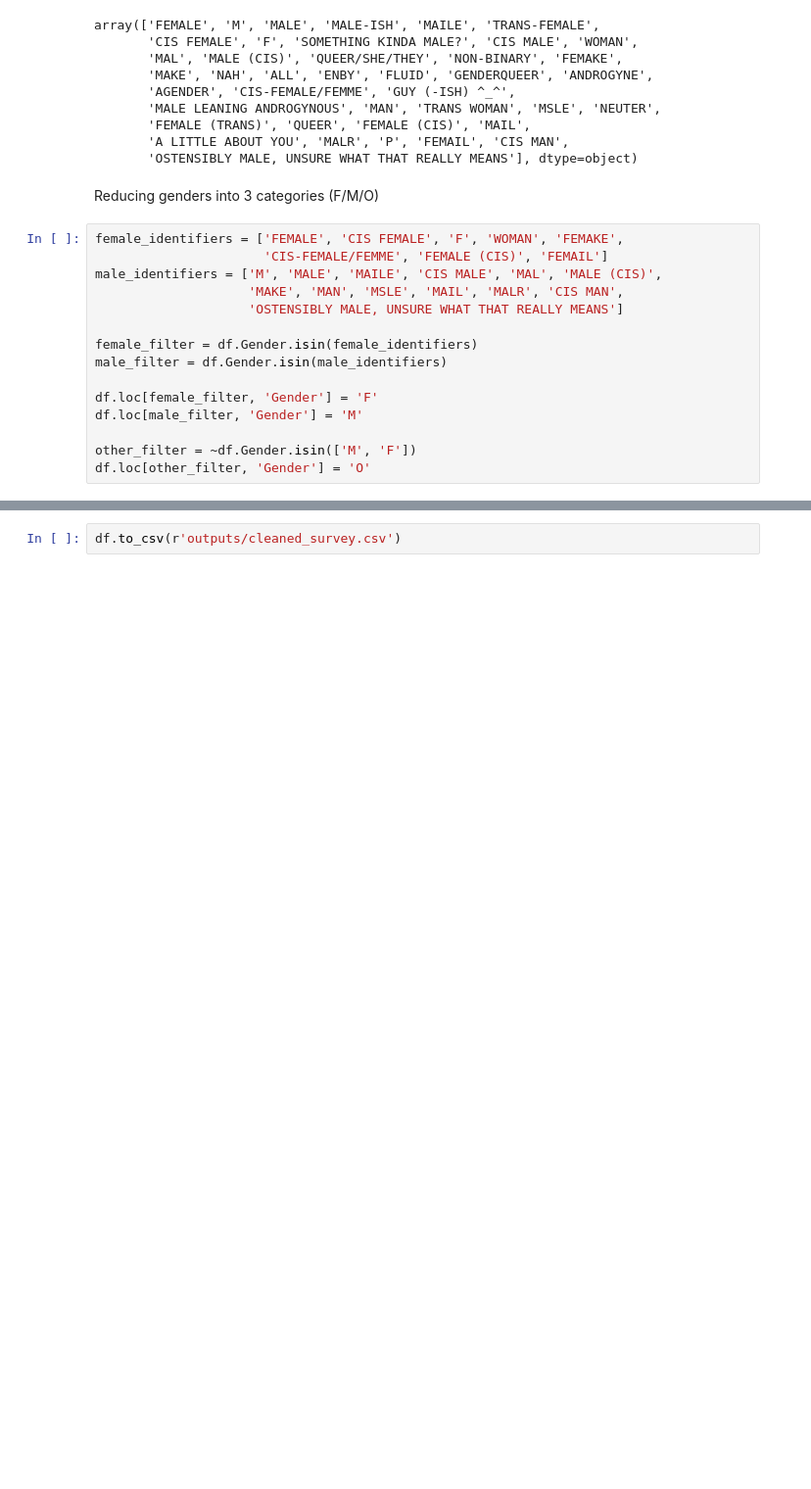
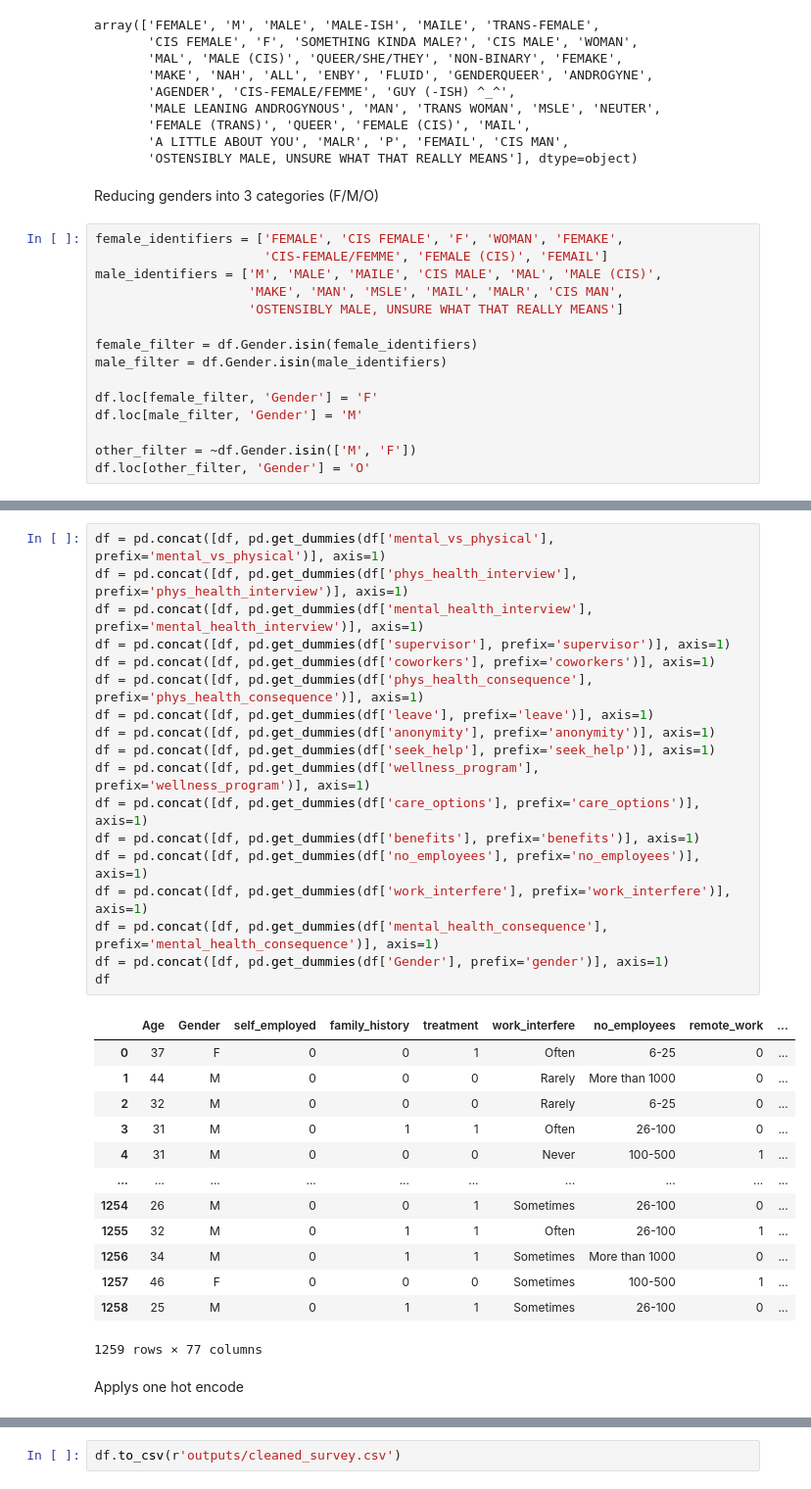
Before and after one commit to Alice-Scholze/mental-health, a Jupyter notebook: PreprocessingData.ipynb, the cells around one changed output, grey strips where cells are left out. Shown at 98% size. Saved outputs shown, nothing was run; the diff lists cells and outputs as text; blank space fills up the shorter version.

Commit message:
apply one hot encode and PCA

```diff
--- a/PreprocessingData.ipynb
+++ b/PreprocessingData.ipynb
@@ -211,0 +214,34 @@ df.loc[other_filter, 'Gender'] = 'O'
+# %%
+df = pd.concat([df, pd.get_dummies(df['mental_vs_physical'], prefix='mental_vs_physical')], axis=1)
+df = pd.concat([df, pd.get_dummies(df['phys_health_interview'], prefix='phys_health_interview')], axis=1)
+df = pd.concat([df, pd.get_dummies(df['mental_health_interview'], prefix='mental_health_interview')], axis=1)
+df = pd.concat([df, pd.get_dummies(df['supervisor'], prefix='supervisor')], axis=1)
+df = pd.concat([df, pd.get_dummies(df['coworkers'], prefix='coworkers')], axis=1)
+df = pd.concat([df, pd.get_dummies(df['phys_health_consequence'], prefix='phys_health_consequence')], axis=1)
+df = pd.concat([df, pd.get_dummies(df['leave'], prefix='leave')], axis=1)
+df = pd.concat([df, pd.get_dummies(df['anonymity'], prefix='anonymity')], axis=1)
+df = pd.concat([df, pd.get_dummies(df['seek_help'], prefix='seek_help')], axis=1)
+df = pd.concat([df, pd.get_dummies(df['wellness_program'], prefix='wellness_program')], axis=1)
+df = pd.concat([df, pd.get_dummies(df['care_options'], prefix='care_options')], axis=1)
+df = pd.concat([df, pd.get_dummies(df['benefits'], prefix='benefits')], axis=1)
+df = pd.concat([df, pd.get_dummies(df['no_employees'], prefix='no_employees')], axis=1)
+df = pd.concat([df, pd.get_dummies(df['work_interfere'], prefix='work_interfere')], axis=1)
+df = pd.concat([df, pd.get_dummies(df['mental_health_consequence'], prefix='mental_health_consequence')], axis=1)
+df = pd.concat([df, pd.get_dummies(df['Gender'], prefix='gender')], axis=1)
+df
+# %% [output]
+|  | Age | Gender | self_employed | family_history | treatment | work_interfere | no_employees | remote_work | ... |
+| 0 | 37 | F | 0 | 0 | 1 | Often | 6-25 | 0 | ... |
+| 1 | 44 | M | 0 | 0 | 0 | Rarely | More than 1000 | 0 | ... |
+| 2 | 32 | M | 0 | 0 | 0 | Rarely | 6-25 | 0 | ... |
+| 3 | 31 | M | 0 | 1 | 1 | Often | 26-100 | 0 | ... |
+| 4 | 31 | M | 0 | 0 | 0 | Never | 100-500 | 1 | ... |
+| ... | ... | ... | ... | ... | ... | ... | ... | ... | ... |
+| 1254 | 26 | M | 0 | 0 | 1 | Sometimes | 26-100 | 0 | ... |
+| 1255 | 32 | M | 0 | 1 | 1 | Often | 26-100 | 1 | ... |
+| 1256 | 34 | M | 0 | 1 | 1 | Sometimes | More than 1000 | 0 | ... |
+| 1257 | 46 | F | 0 | 0 | 0 | Sometimes | 100-500 | 1 | ... |
+| 1258 | 25 | M | 0 | 1 | 1 | Sometimes | 26-100 | 0 | ... |
+1259 rows × 77 columns
+# %% [markdown]
+Applys one hot encode
```
Also changed, not shown: parts of 15 cells of this notebook, 1 other file.
